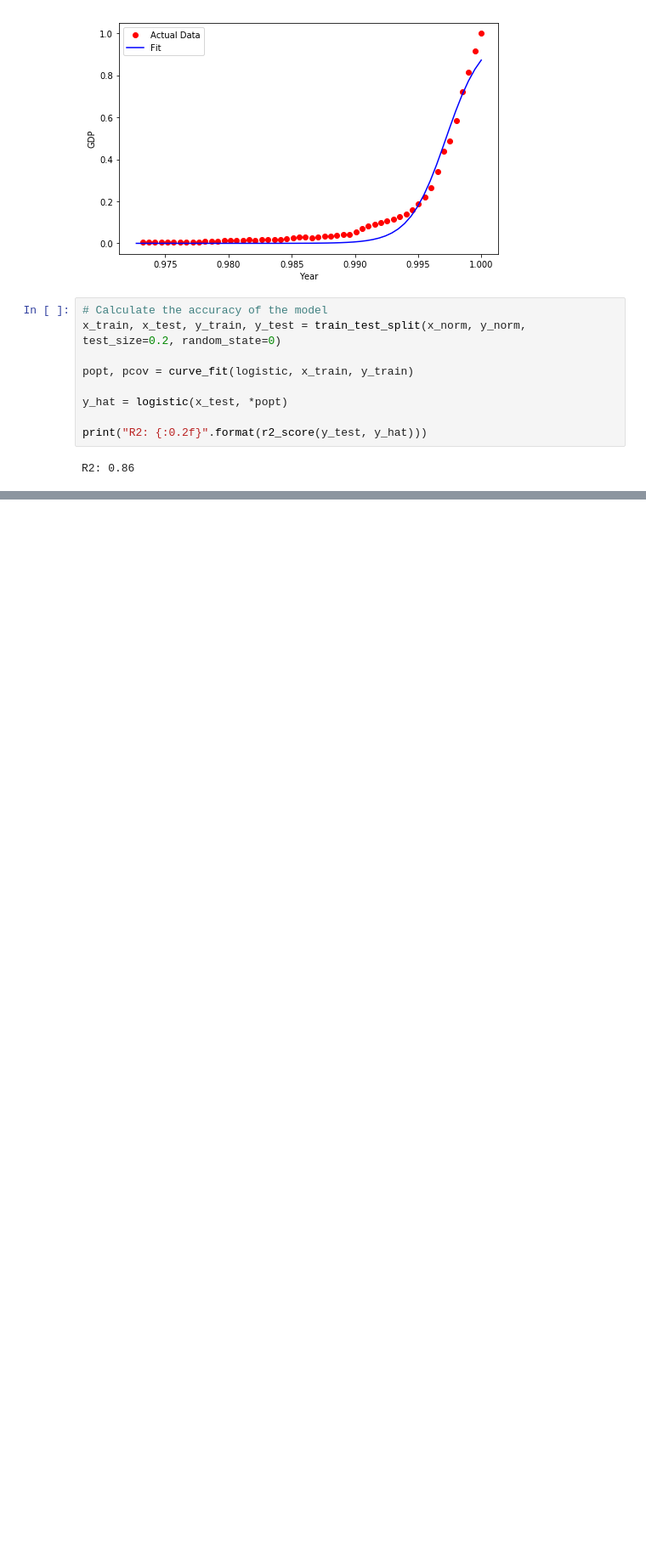
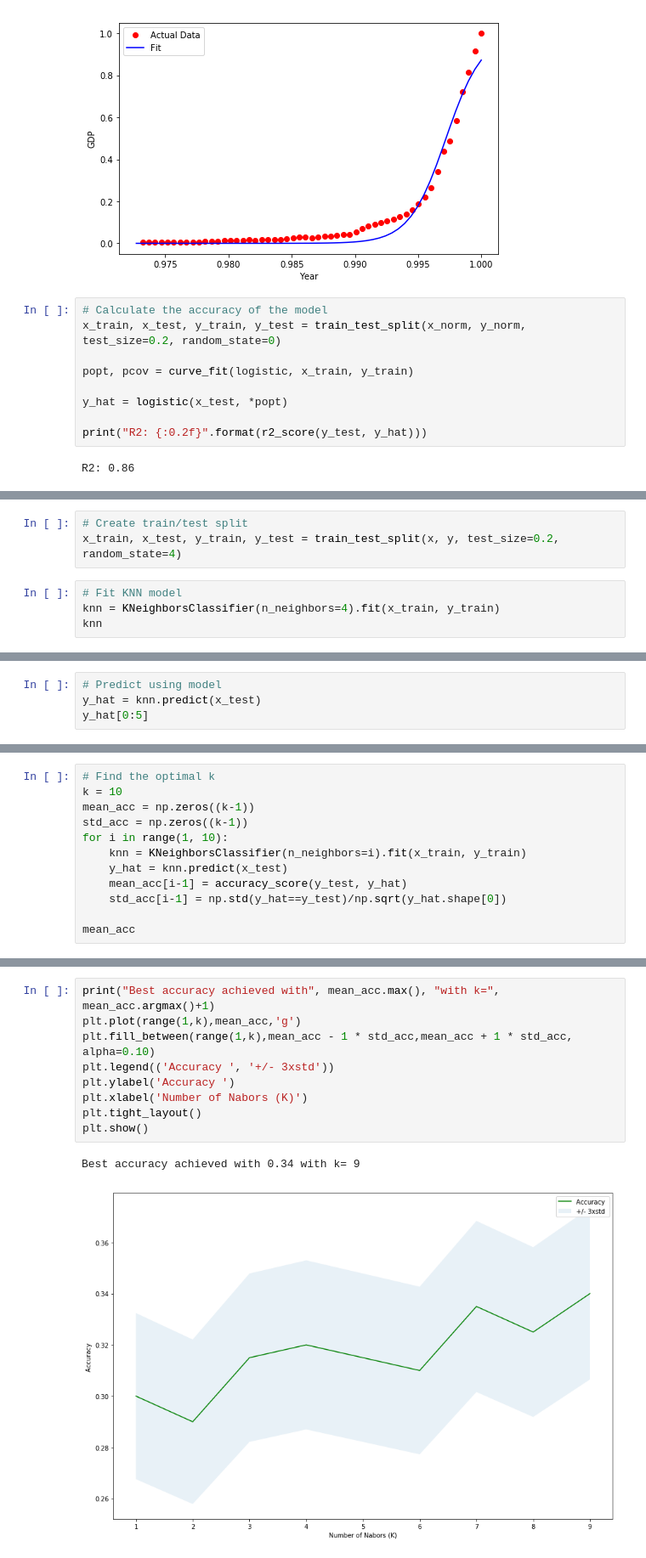
Before and after one commit to amypeniston/data-science-toolbox, a Jupyter notebook: Machine_Learning.ipynb, the cells around one changed output, grey strips where cells are left out. Shown at 85% size. Saved outputs shown, nothing was run; the diff lists cells and outputs as text; blank space fills up the shorter version.

```diff
--- a/Machine_Learning.ipynb
+++ b/Machine_Learning.ipynb
@@ -312,0 +366,7 @@ R2: 0.86
+# %%
+# Create train/test split
+x_train, x_test, y_train, y_test = train_test_split(x, y, test_size=0.2, random_state=4)
+# %%
+# Fit KNN model
+knn = KNeighborsClassifier(n_neighbors=4).fit(x_train, y_train)
+knn
@@ -312,0 +377,4 @@ R2: 0.86
+# %%
+# Predict using model
+y_hat = knn.predict(x_test)
+y_hat[0:5]
@@ -312,0 +388,12 @@ R2: 0.86
+# %%
+# Find the optimal k
+k = 10
+mean_acc = np.zeros((k-1))
+std_acc = np.zeros((k-1))
+for i in range(1, 10):
+    knn = KNeighborsClassifier(n_neighbors=i).fit(x_train, y_train)
+    y_hat = knn.predict(x_test)
+    mean_acc[i-1] = accuracy_score(y_test, y_hat)
+    std_acc[i-1] = np.std(y_hat==y_test)/np.sqrt(y_hat.shape[0])
+
+mean_acc
@@ -312,0 +402,12 @@ R2: 0.86
+# %%
+print("Best accuracy achieved with", mean_acc.max(), "with k=", mean_acc.argmax()+1)
+plt.plot(range(1,k),mean_acc,'g')
+plt.fill_between(range(1,k),mean_acc - 1 * std_acc,mean_acc + 1 * std_acc, alpha=0.10)
+plt.legend(('Accuracy ', '+/- 3xstd'))
+plt.ylabel('Accuracy ')
+plt.xlabel('Number of Nabors (K)')
+plt.tight_layout()
+plt.show()
+# %% [output]
+Best accuracy achieved with 0.34 with k= 9
+[figure, added]
```
Also changed, not shown: parts of 24 cells of this notebook, 2 other files.
